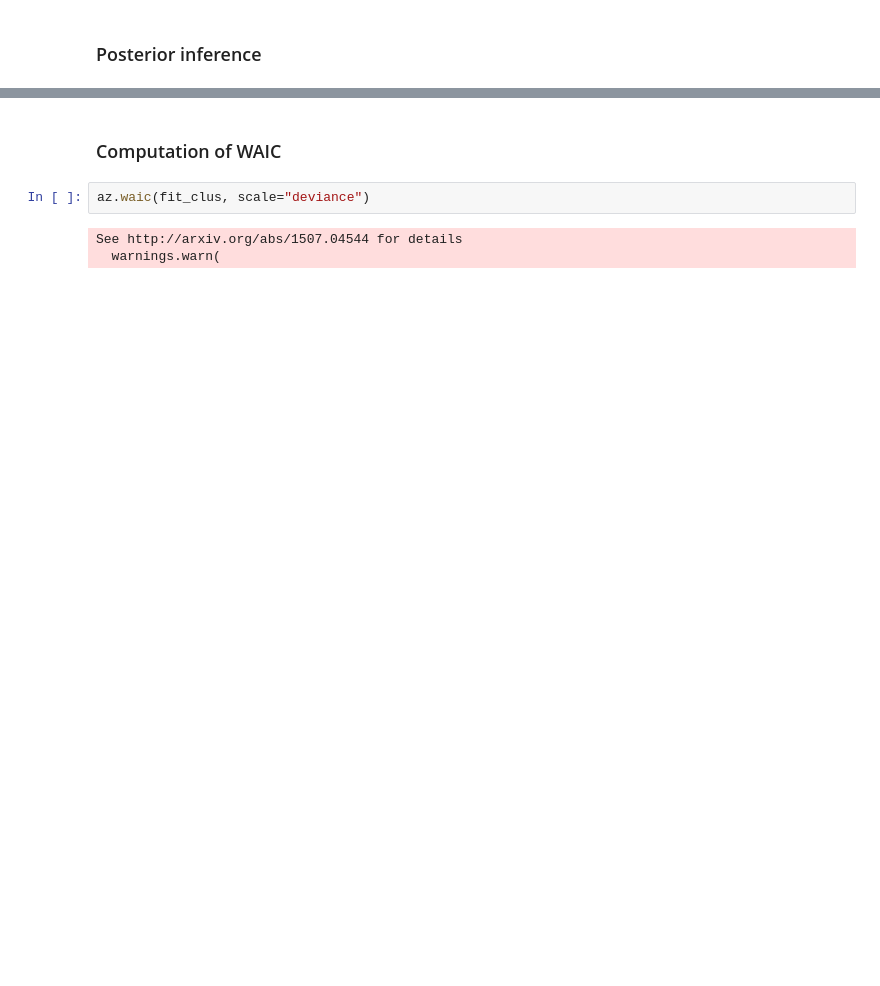
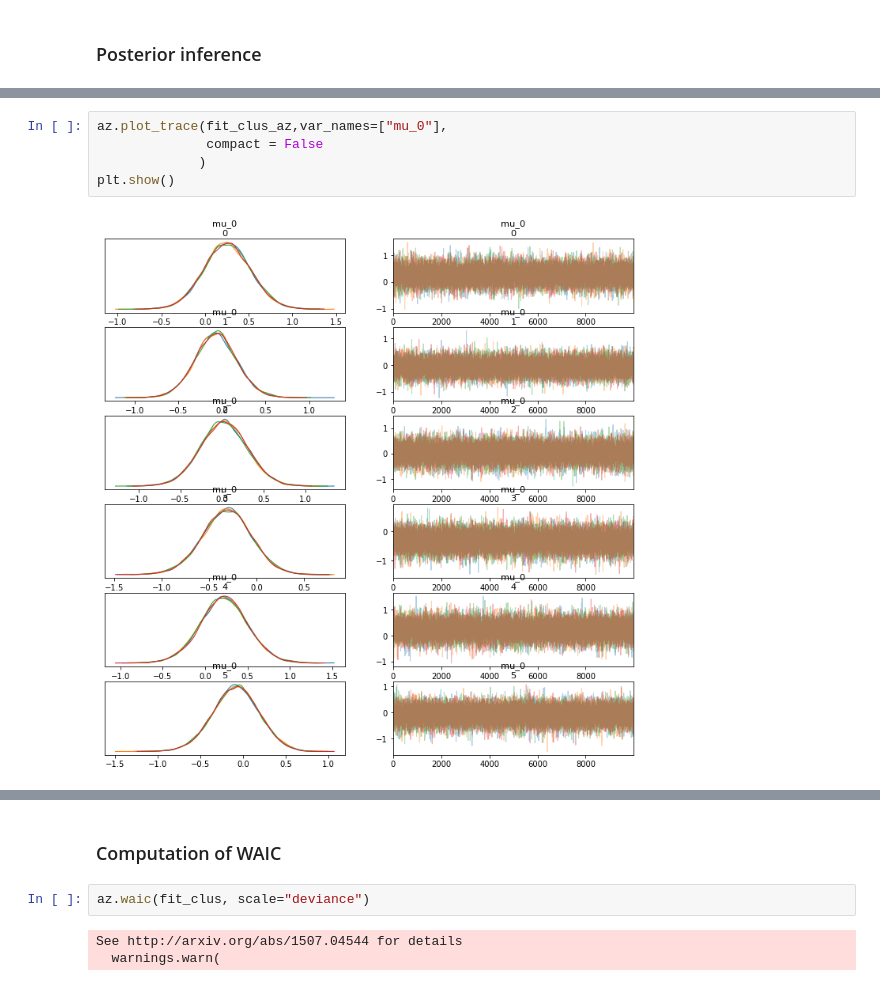
Before and after one commit to richilazza99/bayesian-project, a Jupyter notebook: Model_fixed_clusters.ipynb, the cells around one changed output, grey strips where cells are left out. Drawn from its saved outputs; the diff is of its cells as text; blank space fills up the shorter version.

```diff
--- a/Model_fixed_clusters.ipynb
+++ b/Model_fixed_clusters.ipynb
@@ -390,0 +395,7 @@ array([[[ 0.254975  ,  0.63922   ],
+# %%
+az.plot_trace(fit_clus_az,var_names=["mu_0"],
+              compact = False
+             )
+plt.show()
+# %% [output]
+[figure, added]
```
Also changed, not shown: parts of 23 cells of this notebook.
